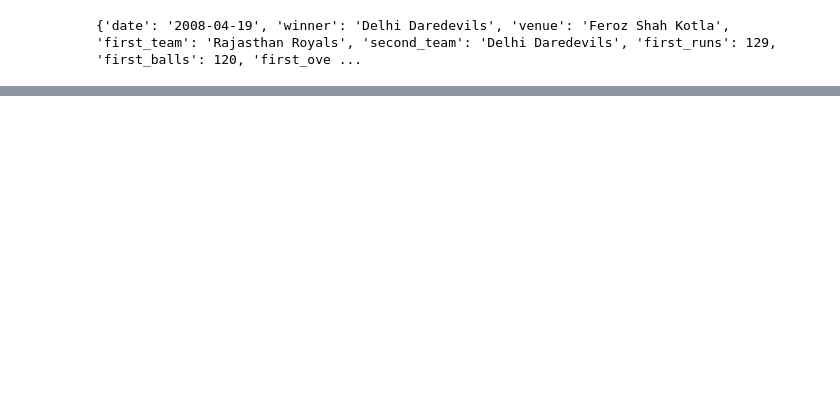
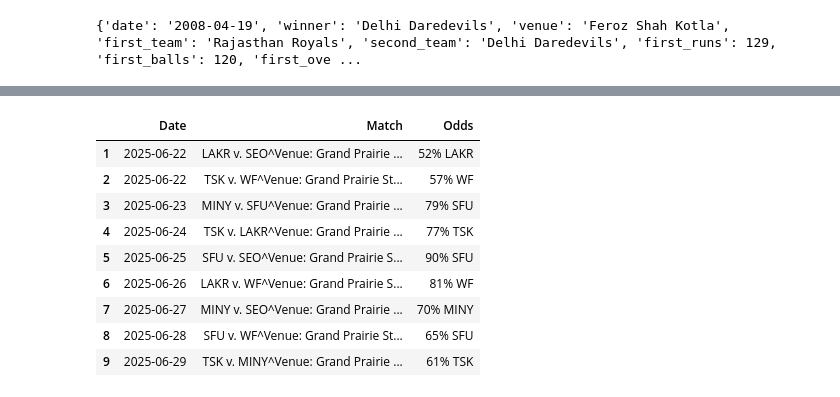
Before and after one commit to Hackquantumcpp/cricket-elo, a Jupyter notebook: mlc-updates-predictions.ipynb, the cells around one changed output, grey strips where cells are left out. Saved outputs shown, nothing was run; the diff lists cells and outputs as text; code cells hidden in the pictures; blank space fills up the shorter version.

```diff
--- a/mlc-updates-predictions.ipynb
+++ b/mlc-updates-predictions.ipynb
@@ -678,0 +653,4 @@ upcoming
+# %%
+team_elos = generate_elo_ratings(done, team_elos, K=K_opt, alpha=alpha_opt, hga=hga_opt, mean_rev_const=mrc_opt)
+team_elos = dict(sorted(team_elos.items(), key=lambda item: item[1], reverse=True))
+team_elos
@@ -678,0 +680,9 @@ upcoming
+# %%
+abbrs = {
+    'San Francisco Unicorns': 'SFU',
+    'Los Angeles Knight Riders': 'LAKR',
+    'MI New York': 'MINY',
+    'Seattle Orcas': 'SEO',
+    'Texas Super Kings': 'TSK',
+    'Washington Freedom': 'WF'
+}
@@ -678,0 +708,7 @@ upcoming
+# %%
+upcoming_disp = upcoming.copy()
+upcoming_disp['Match'] = upcoming_disp.apply(lambda x: abbrs[x['first_team']] + ' v. ' + abbrs[x['second_team']], axis=1)
+upcoming_disp['Odds'] = upcoming_disp.apply(lambda x: str(int(np.round(max(x['first_team_win_chance'], x['second_team_win_chance']) * 100, 0))) +
+                                                         '% ' + str((abbrs[x['first_team']] if x['first_team_win_chance'] > x['second_team_win_chance']
+                                                                else abbrs[x['second_team']])), axis=1)
+upcoming_disp
@@ -678,0 +726,17 @@ upcoming
+# %%
+upcoming_disp = upcoming_disp.rename({'date': 'Date'}, axis=1)
+upcoming_disp['venue'] = upcoming_disp['venue'].map(lambda x: '^Venue: ' + x + '^')
+upcoming_disp['Match'] = upcoming_disp['Match'] + upcoming_disp['venue']
+upcoming_disp = upcoming_disp[['Date', 'Match', 'Odds']]
+upcoming_disp
+# %% [output]
+|  | Date | Match | Odds |
+| 1 | 2025-06-22 | LAKR v. SEO^Venue: Grand Prairie ... | 52% LAKR |
+| 2 | 2025-06-22 | TSK v. WF^Venue: Grand Prairie St... | 57% WF |
+| 3 | 2025-06-23 | MINY v. SFU^Venue: Grand Prairie ... | 79% SFU |
+| 4 | 2025-06-24 | TSK v. LAKR^Venue: Grand Prairie ... | 77% TSK |
+| 5 | 2025-06-25 | SFU v. SEO^Venue: Grand Prairie S... | 90% SFU |
+| 6 | 2025-06-26 | LAKR v. WF^Venue: Grand Prairie S... | 81% WF |
+| 7 | 2025-06-27 | MINY v. SEO^Venue: Grand Prairie ... | 70% MINY |
+| 8 | 2025-06-28 | SFU v. WF^Venue: Grand Prairie St... | 65% SFU |
+| 9 | 2025-06-29 | TSK v. MINY^Venue: Grand Prairie ... | 61% TSK |
```
Also changed, not shown: parts of 25 cells of this notebook, 4 other files.
